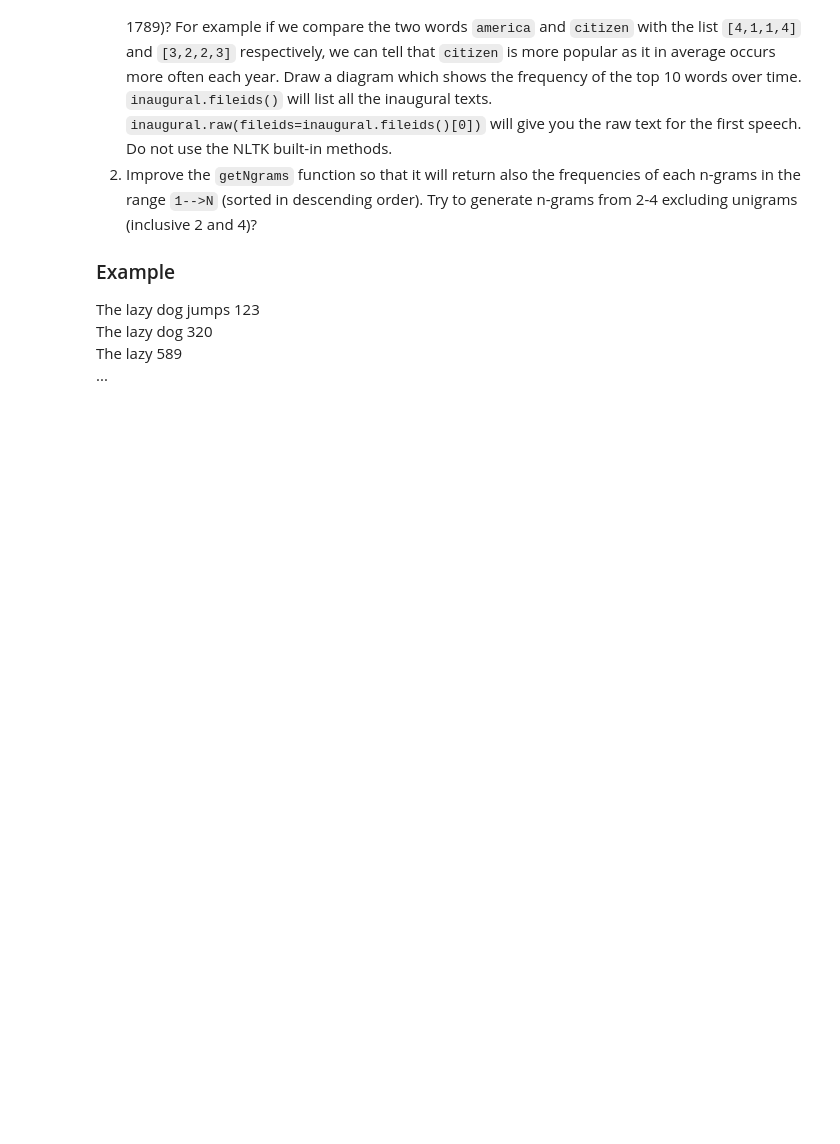
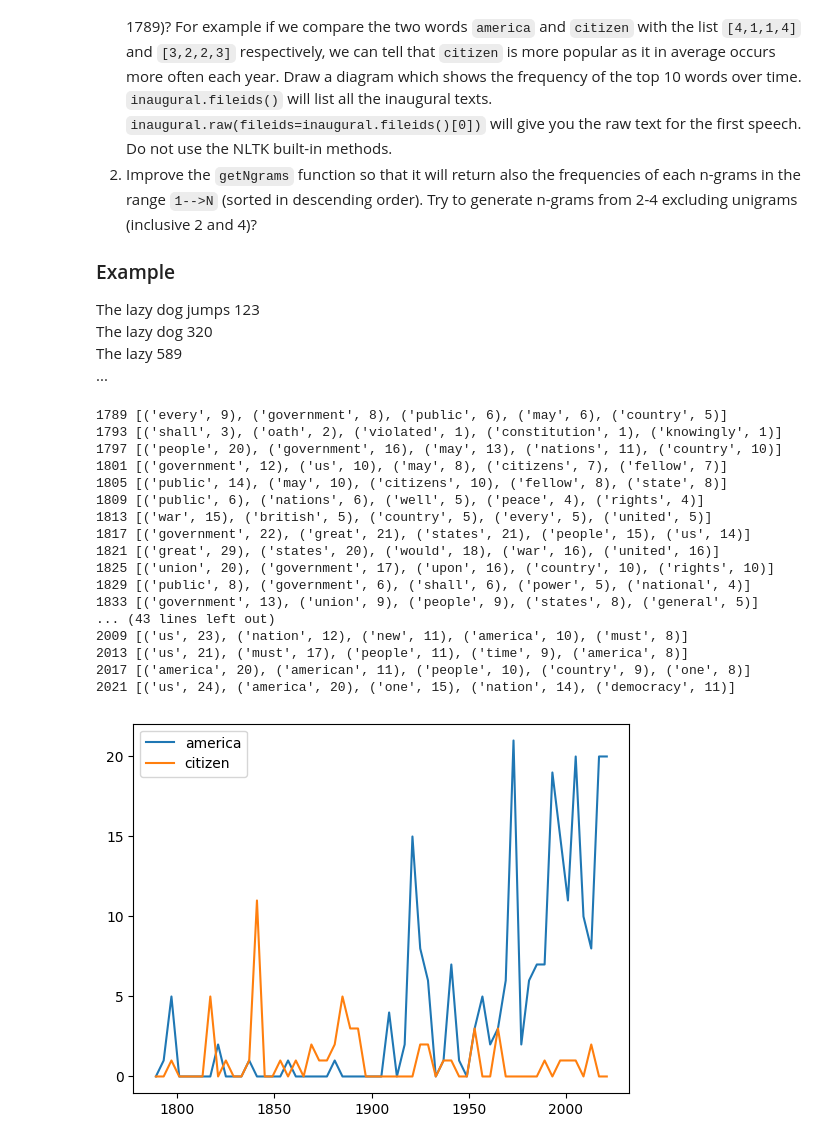
Before and after one commit to Leo-Lem/winter24, a Jupyter notebook: NLP/assignments/1/1.ipynb, the cells around one changed output. Saved outputs shown, nothing was run; the diff lists cells and outputs as text; code cells hidden in the pictures; blank space fills up the shorter version.

```diff
--- a/NLP/assignments/1/1.ipynb
+++ b/NLP/assignments/1/1.ipynb
@@ -1478,0 +1461,46 @@ The lazy 589 <br>
+# %%
+from nltk.corpus import inaugural
+
+# find frequent words over time since 1789
+from nltk.corpus import stopwords
+
+for fileid in inaugural.fileids():
+  words = [word.lower() for word in inaugural.words(fileid) if word.isalpha() and word.lower() not in set(stopwords.words('english'))]
+  freqs = list(zip(words, [words.count(word) for word in words]))
+  sorted_freqs = sorted(set(freqs), key=lambda x: x[1], reverse=True)
+  print(fileid[:4], sorted_freqs[:5])
+
+# compare the words america and citizen over time
+from matplotlib import pyplot as plt
+words = ['america', 'citizen']
+
+for word in words:
+  freqs = {}
+  for fileid in inaugural.fileids():
+    # make all lowercase
+    freqs[int(fileid[:4])] = list(map(lambda x: x.lower(), inaugural.words(fileid))).count(word.lower())
+  plt.plot(freqs.keys(), freqs.values(), label=word)
+plt.legend()
+plt.show()
+
+
+# draw diagram showing the frequency of the top 10 words over time (not using nltk built ins)
+# %% [output]
+1789 [('every', 9), ('government', 8), ('public', 6), ('may', 6), ('country', 5)]
+1793 [('shall', 3), ('oath', 2), ('violated', 1), ('constitution', 1), ('knowingly', 1)]
+1797 [('people', 20), ('government', 16), ('may', 13), ('nations', 11), ('country', 10)]
+1801 [('government', 12), ('us', 10), ('may', 8), ('citizens', 7), ('fellow', 7)]
+1805 [('public', 14), ('may', 10), ('citizens', 10), ('fellow', 8), ('state', 8)]
+1809 [('public', 6), ('nations', 6), ('well', 5), ('peace', 4), ('rights', 4)]
+1813 [('war', 15), ('british', 5), ('country', 5), ('every', 5), ('united', 5)]
+1817 [('government', 22), ('great', 21), ('states', 21), ('people', 15), ('us', 14)]
+1821 [('great', 29), ('states', 20), ('would', 18), ('war', 16), ('united', 16)]
+1825 [('union', 20), ('government', 17), ('upon', 16), ('country', 10), ('rights', 10)]
+1829 [('public', 8), ('government', 6), ('shall', 6), ('power', 5), ('national', 4)]
+1833 [('government', 13), ('union', 9), ('people', 9), ('states', 8), ('general', 5)]
+... (43 lines left out)
+2009 [('us', 23), ('nation', 12), ('new', 11), ('america', 10), ('must', 8)]
+2013 [('us', 21), ('must', 17), ('people', 11), ('time', 9), ('america', 8)]
+2017 [('america', 20), ('american', 11), ('people', 10), ('country', 9), ('one', 8)]
+2021 [('us', 24), ('america', 20), ('one', 15), ('nation', 14), ('democracy', 11)]
+[figure, added]
```
Also changed, not shown: parts of 11 cells of this notebook.
